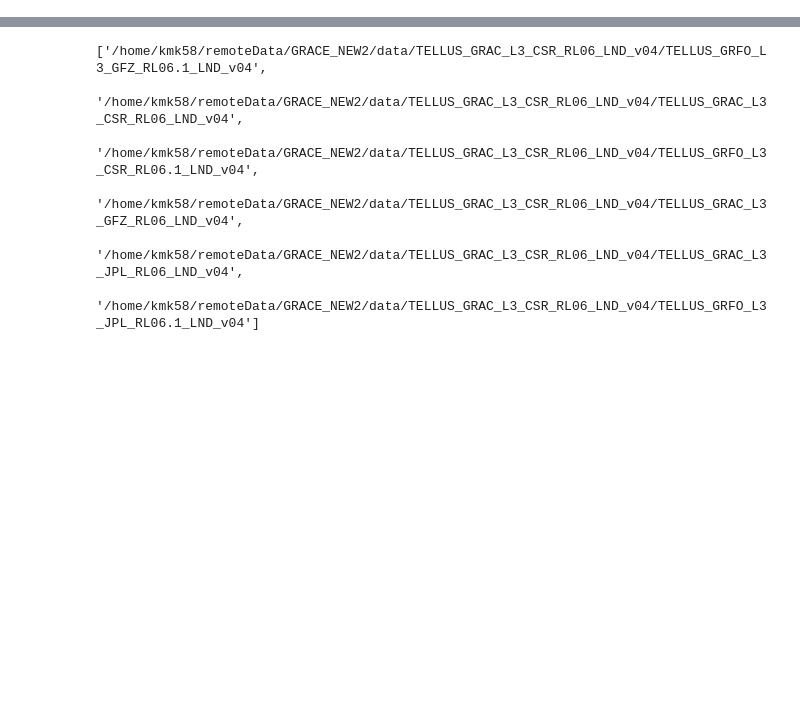
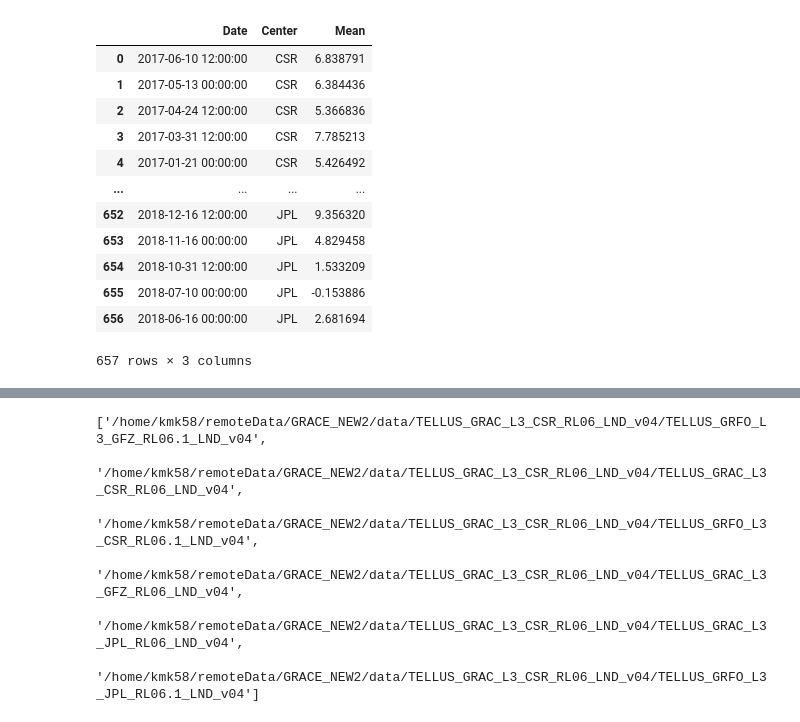
Before and after one commit to uwescience/DSSG2023-Groundwater, a Jupyter notebook: Snippets/kimberlykreiss/time_series.ipynb, the cells around one changed output, grey strips where cells are left out. Saved outputs shown, nothing was run; the diff lists cells and outputs as text; code cells hidden in the pictures; blank space fills up the shorter version.

Commit message:
Finally able to get all three processing center values in

```diff
--- a/Snippets/kimberlykreiss/time_series.ipynb
+++ b/Snippets/kimberlykreiss/time_series.ipynb
@@ -7,4 +7,56 @@ import numpy as np
 import matplotlib.pyplot as plt
 
 os.environ['HDF5_USE_FILE_LOCKING']='FALSE'
+# %%
+GRACE_path = "/home/kmk58/GRACE/"
+GRACE_folders = os.listdir("/home/kmk58/GRACE/")
+#print(GRACE_folders)
+
+GRACE_paths_all = [GRACE_path + f for f in GRACE_folders]
+#print(GRACE_paths_all)
+file_GRACE=[]
+for folder in GRACE_paths_all:
+    for filename in os.listdir(folder):
+        if filename.endswith(".nc"):
+            file_GRACE.append(folder+'/'+str(filename))
+           # print(file_GRACE)
+
+            # df1_subset = df1.sel(lat=slice(30,40), lon=slice(270,280))
+            # mean_lwe = df1_subset['lwe_thickness'].values.mean()*100 #IN CENTIMETERS
+            # date = df1_subset['time'].values[0]
+            # print(dict_grace)
+list_grace=[]
+data=pd.DataFrame()
+
+for filename in file_GRACE:
+    df1 = xr.open_dataset(filename)
+    df1_subset = df1.sel(lat=slice(30,40), lon=slice(270,280))
+    mean_lwe = df1_subset['lwe_thickness'].values.mean()*100 #IN CENTIMETERS
+    date = pd.to_datetime(df1_subset['time'].values[0])
+    if "CSR" in filename:
+        center="CSR"
+    elif "JPL" in filename:
+        center="JPL"
+    else:
+        center="GFZ"
+    list_df = [date,center,mean_lwe]
+    list_grace.append(list_df)
+
+df_grace = pd.DataFrame(list_grace, columns=['Date', "Center", "Mean"])
+# %%
+df_grace
+# %% [output]
+|  | Date | Center | Mean |
+| 0 | 2017-06-10 12:00:00 | CSR | 6.838791 |
+| 1 | 2017-05-13 00:00:00 | CSR | 6.384436 |
+| 2 | 2017-04-24 12:00:00 | CSR | 5.366836 |
+| 3 | 2017-03-31 12:00:00 | CSR | 7.785213 |
+| 4 | 2017-01-21 00:00:00 | CSR | 5.426492 |
+| ... | ... | ... | ... |
+| 652 | 2018-12-16 12:00:00 | JPL | 9.356320 |
+| 653 | 2018-11-16 00:00:00 | JPL | 4.829458 |
+| 654 | 2018-10-31 12:00:00 | JPL | 1.533209 |
+| 655 | 2018-07-10 00:00:00 | JPL | -0.153886 |
+| 656 | 2018-06-16 00:00:00 | JPL | 2.681694 |
+657 rows × 3 columns
 # %%
```
Also changed, not shown: parts of 2 cells of this notebook.
